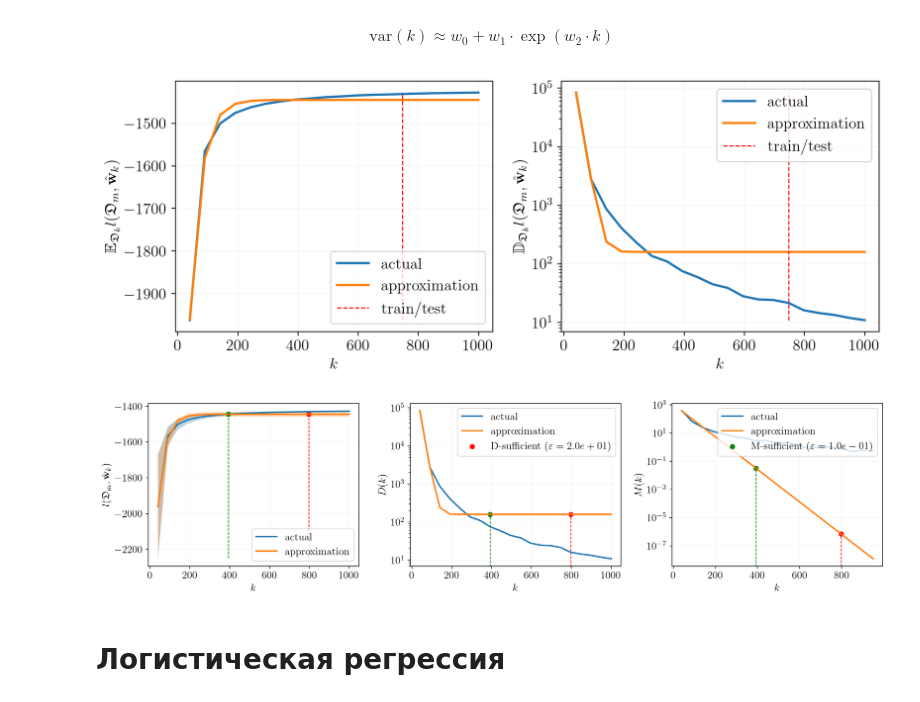
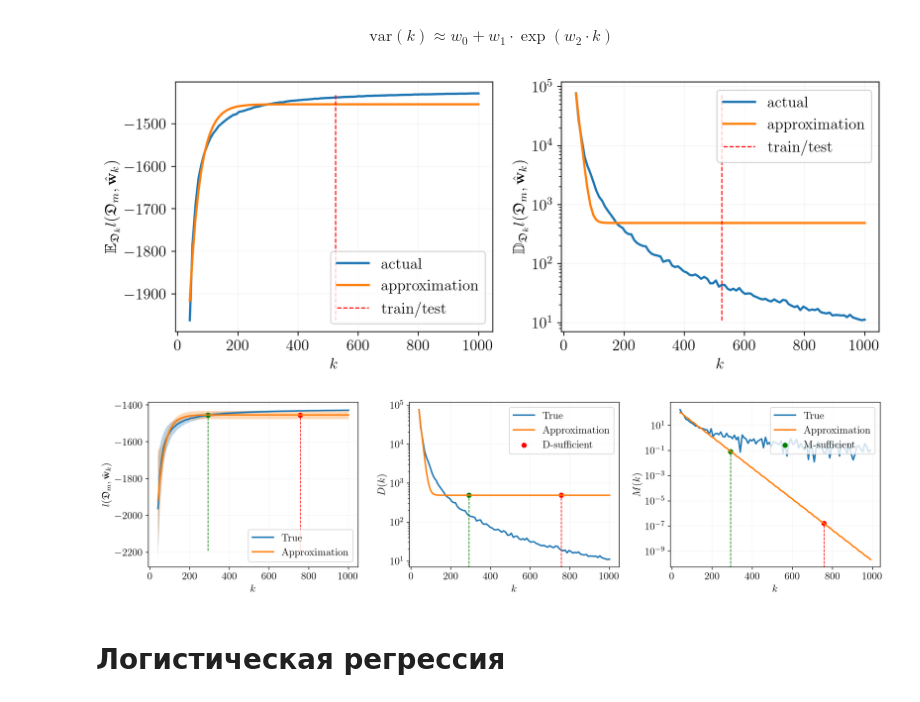
Before and after one commit to kisnikser/Bayesian-Sample-Size-Estimation, a Jupyter notebook: code/main.ipynb, the cells around one changed output. Drawn from its saved outputs; the diff is of its cells as text; code cells hidden in the pictures.

```diff
--- a/code/main.ipynb
+++ b/code/main.ipynb
@@ -63,7 +66,7 @@ def loglikelihood(y, X, w, sigma2):
 # %% [markdown]
 С помощью техники бутстрэп сделаем оценку метематического ожидания и дисперсии
 # %%
-sample_sizes = np.linspace(2*n, X.shape[0], 20, dtype=int)
+sample_sizes = np.linspace(2*n, X.shape[0], 100, dtype=int)
 # %%
 B = 1000
 llh_means = []
@@ -221,7 +224,7 @@ $$ \mathrm{var}(k) \approx w_0 + w_1 \cdot \exp(w_2 \cdot k) $$
 def func_var_approx(k, w):
     return w[0] + w[1] * np.exp(w[2] * k)
 # %%
-def approx(sample_sizes, sample_sizes_approximation, means, variances, func_mean=func_mean_approx, func_var=func_var_approx, n_means=3, n_vars=3, w0_means=None, w0_vars=None, train_size=0.7, verbose=False):
+def approx(sample_sizes, sample_sizes_approximation, means, variances, func_mean=func_mean_approx, func_var=func_var_approx, n_means=3, n_vars=3, w0_means=None, w0_vars=None, train_size=0.5, verbose=False):
 
     # initial point for optimizing parameters w
     #w0_means = np.random.normal(size=n_means) if w0_means is None else w0_means
@@ -249,9 +252,9 @@ def approx(sample_sizes, sample_sizes_approximation, means, variances, func_mean
 
     return means_approximation, vars_approximation
 # %%
-llh_means_approximation, llh_vars_approximation = approx(sample_sizes, sample_sizes, llh_means, llh_vars, func_mean_approx, func_var_approx, train_size=0.7)
+llh_means_approximation, llh_vars_approximation = approx(sample_sizes, sample_sizes, llh_means, llh_vars, func_mean_approx, func_var_approx, train_size=0.5)
 
-train_bound = int(0.7 * sample_sizes.size)
+train_bound = int(0.5 * sample_sizes.size)
 train_boud = sample_sizes.size
 
 fig, (ax1, ax2) = plt.subplots(1, 2, figsize=(10, 4))
@@ -275,7 +278,7 @@ plt.tight_layout()
 #plt.savefig("synthetic-regression-approximation.pdf")
 plt.show()
 # %% [output]
-[figure, old version]
+[figure, new version]
 # %%
 def plot_bootstrap_sufficient_approximation(sample_sizes, means, means_approximation, variances, variances_approximation, eps_variance=1e2, eps_rate=1e0, save=False, filename="synthetic-regression-sufficient.pdf", loss=False):
 
@@ -289,9 +292,9 @@ def plot_bootstrap_sufficient_approximation(sample_sizes, means, means_approxima
     stds = np.sqrt(variances)
     stds_approximation = np.sqrt(variances_approximation)
 
-    ax1.plot(sample_sizes, means, label="actual")
+    ax1.plot(sample_sizes, means, label="True")
     ax1.fill_between(sample_sizes, means - stds, means + stds, alpha=0.3)
-    ax1.plot(sample_sizes, means_approximation, label="approximation")
+    ax1.plot(sample_sizes, means_approximation, label="Approximation")
     ax1.fill_between(sample_sizes, means_approximation - stds_approximation, means_approximation + stds_approximation, alpha=0.3)
     ax1.vlines(m_star_variance, min(means_approximation - stds_approximation), means_approximation[m_star_variance_idx], colors='red', linestyle='dashed', linewidth=1)
     ax1.scatter(m_star_variance, means_approximation[m_star_variance_idx], marker='o', color='red')
@@ -304,10 +307,10 @@ def plot_bootstrap_sufficient_approximation(sample_sizes, means, means_approxima
         ax1.set_ylabel(r"$l(\mathfrak{D}_m, \hat{\mathbf{w}}_k)$")
     ax1.legend(loc="lower right")
 
-    ax2.plot(sample_sizes, D(means, variances), label="actual")
-    ax2.plot(sample_sizes, D(means_approximation, variances_approximation), label="approximation")
+    ax2.plot(sample_sizes, D(means, variances), label="True")
+    ax2.plot(sample_sizes, D(means_approximation, variances_approximation), label="Approximation")
     ax2.vlines(m_star_variance, 0, D(means_approximation, variances_approximation)[m_star_variance_idx], colors='red', linestyle='dashed', linewidth=1)
-    ax2.scatter(m_star_variance, D(means_approximation, variances_approximation)[m_star_variance_idx], marker='o', color='red', label=f"D-sufficient ($\\varepsilon={eps_variance:.1e}$)")
+    ax2.scatter(m_star_variance, D(means_approximation, variances_approximation)[m_star_variance_idx], marker='o', color='red', label=f"D-sufficient")
     ax2.vlines(m_star_rate, 0, D(means_approximation, variances_approximation)[m_star_rate_idx], colors='green', linestyle='dashed', linewidth=1)
     ax2.scatter(m_star_rate, D(means_approximation, variances_approximation)[m_star_rate_idx], marker='o', color='green')
     ax2.set_xlabel(r"$k$")
@@ -315,12 +318,12 @@ def plot_bootstrap_sufficient_approximation(sample_sizes, means, means_approxima
     ax2.set_yscale('log')
     ax2.legend(loc="upper right")
 
-    ax3.plot(sample_sizes[:-1], M(means, variances), label="actual")
-    ax3.plot(sample_sizes[:-1], M(means_approximation, variances_approximation), label="approximation")
+    ax3.plot(sample_sizes[:-1], M(means, variances), label="True")
+    ax3.plot(sample_sizes[:-1], M(means_approximation, variances_approximation), label="Approximation")
     ax3.vlines(m_star_variance, 0, M(means_approximation, variances_approximation)[m_star_variance_idx], colors='red', linestyle='dashed', linewidth=1)
     ax3.scatter(m_star_variance, M(means_approximation, variances_approximation)[m_star_variance_idx], marker='o', color='red')
     ax3.vlines(m_star_rate, 0, M(means_approximation, variances_approximation)[m_star_rate_idx], colors='green', linestyle='dashed', linewidth=1)
-    ax3.scatter(m_star_rate, M(means_approximation, variances_approximation)[m_star_rate_idx], marker='o', color='green', label=f"M-sufficient ($\\varepsilon={eps_rate:.1e}$)")
+    ax3.scatter(m_star_rate, M(means_approximation, variances_approximation)[m_star_rate_idx], marker='o', color='green', label=f"M-sufficient")
     ax3.set_xlabel(r"$k$")
     ax3.set_ylabel(r"$M(k)$")
     ax3.set_yscale('log')
@@ -331,9 +334,9 @@ def plot_bootstrap_sufficient_approximation(sample_sizes, means, means_approxima
         plt.savefig(filename)
     plt.show()
 # %%
-plot_bootstrap_sufficient_approximation(sample_sizes, llh_means, llh_means_approximation, llh_vars, llh_vars_approximation, eps_variance=2e1, eps_rate=1e-1, save=False, filename="synthetic-regression-approximation.pdf")
+plot_bootstrap_sufficient_approximation(sample_sizes, llh_means, llh_means_approximation, llh_vars, llh_vars_approximation, eps_variance=2e1, eps_rate=1e-1, save=True, filename="synthetic-regression-approximation.pdf")
 # %% [output]
-[figure, old version]
+[figure, new version]
 # %% [markdown]
 # Логистическая регрессия
 # %% [markdown]
```
Also changed, not shown: parts of 8 cells of this notebook, 22 other files.
